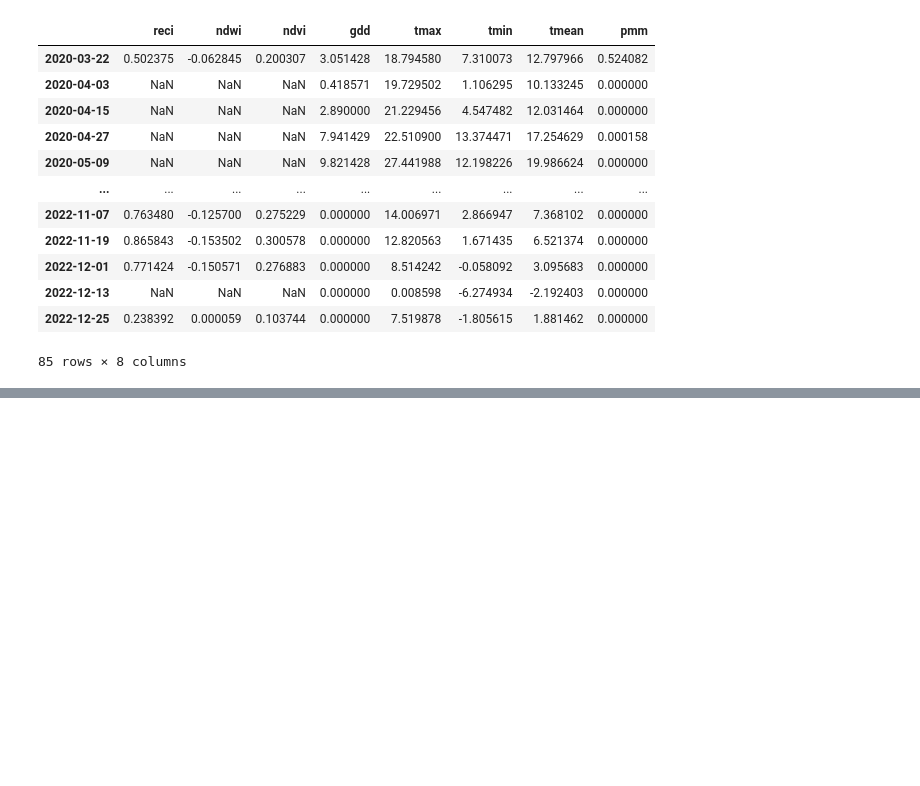
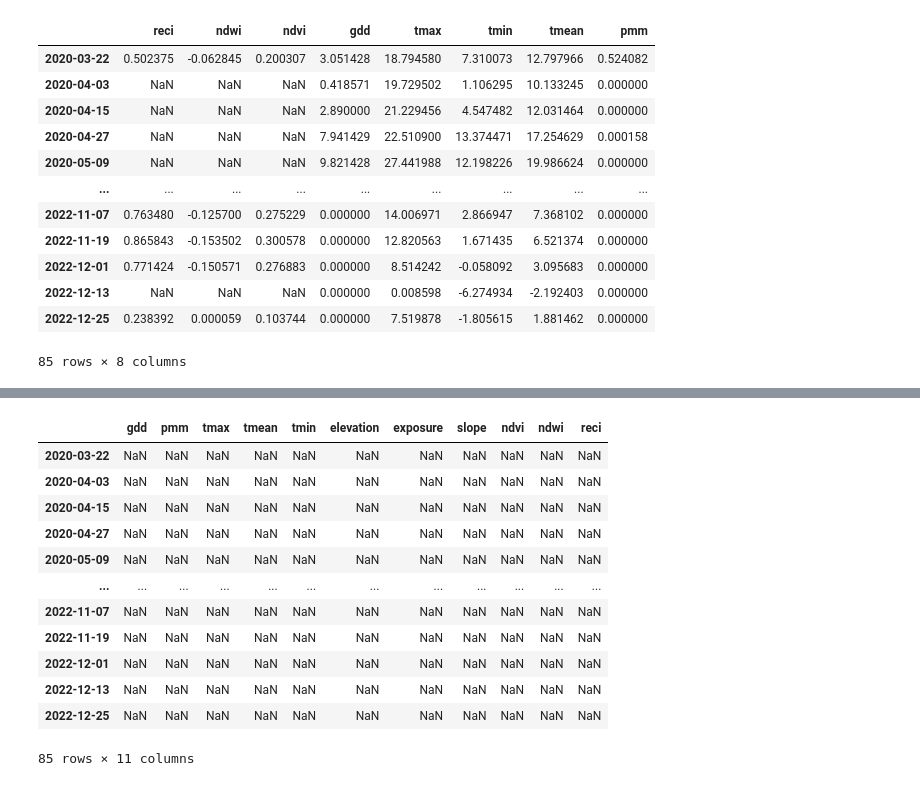
Before and after one commit to moritzmock/Hackathon2023, a Jupyter notebook: data extraction/data_extraction.ipynb, the cells around one changed output, grey strips where cells are left out. Cells and saved outputs as stored; diff of their text form; code cells hidden in the pictures; blank space fills up the shorter version.

```diff
--- a/data extraction/data_extraction.ipynb
+++ b/data extraction/data_extraction.ipynb
@@ -227,0 +278,8 @@ UnboundLocalError: cannot access local variable 'row' where it is not associated
+# %%
+path = "../../../Downloads/test.shp"
+test = gpd.read_file(path)
+test = test[0:1]
+test
+df = get_time_series_data_from_polygon(test)
+df
+# %% [output]
@@ -227,0 +303,13 @@ UnboundLocalError: cannot access local variable 'row' where it is not associated
+|  | gdd | pmm | tmax | tmean | tmin | elevation | exposure | slope | ndvi | ndwi | reci |
+| 2020-03-22 | NaN | NaN | NaN | NaN | NaN | NaN | NaN | NaN | NaN | NaN | NaN |
+| 2020-04-03 | NaN | NaN | NaN | NaN | NaN | NaN | NaN | NaN | NaN | NaN | NaN |
+| 2020-04-15 | NaN | NaN | NaN | NaN | NaN | NaN | NaN | NaN | NaN | NaN | NaN |
+| 2020-04-27 | NaN | NaN | NaN | NaN | NaN | NaN | NaN | NaN | NaN | NaN | NaN |
+| 2020-05-09 | NaN | NaN | NaN | NaN | NaN | NaN | NaN | NaN | NaN | NaN | NaN |
+| ... | ... | ... | ... | ... | ... | ... | ... | ... | ... | ... | ... |
+| 2022-11-07 | NaN | NaN | NaN | NaN | NaN | NaN | NaN | NaN | NaN | NaN | NaN |
+| 2022-11-19 | NaN | NaN | NaN | NaN | NaN | NaN | NaN | NaN | NaN | NaN | NaN |
+| 2022-12-01 | NaN | NaN | NaN | NaN | NaN | NaN | NaN | NaN | NaN | NaN | NaN |
+| 2022-12-13 | NaN | NaN | NaN | NaN | NaN | NaN | NaN | NaN | NaN | NaN | NaN |
+| 2022-12-25 | NaN | NaN | NaN | NaN | NaN | NaN | NaN | NaN | NaN | NaN | NaN |
+85 rows × 11 columns
```
Also changed, not shown: parts of 9 cells of this notebook, 5 other files.
